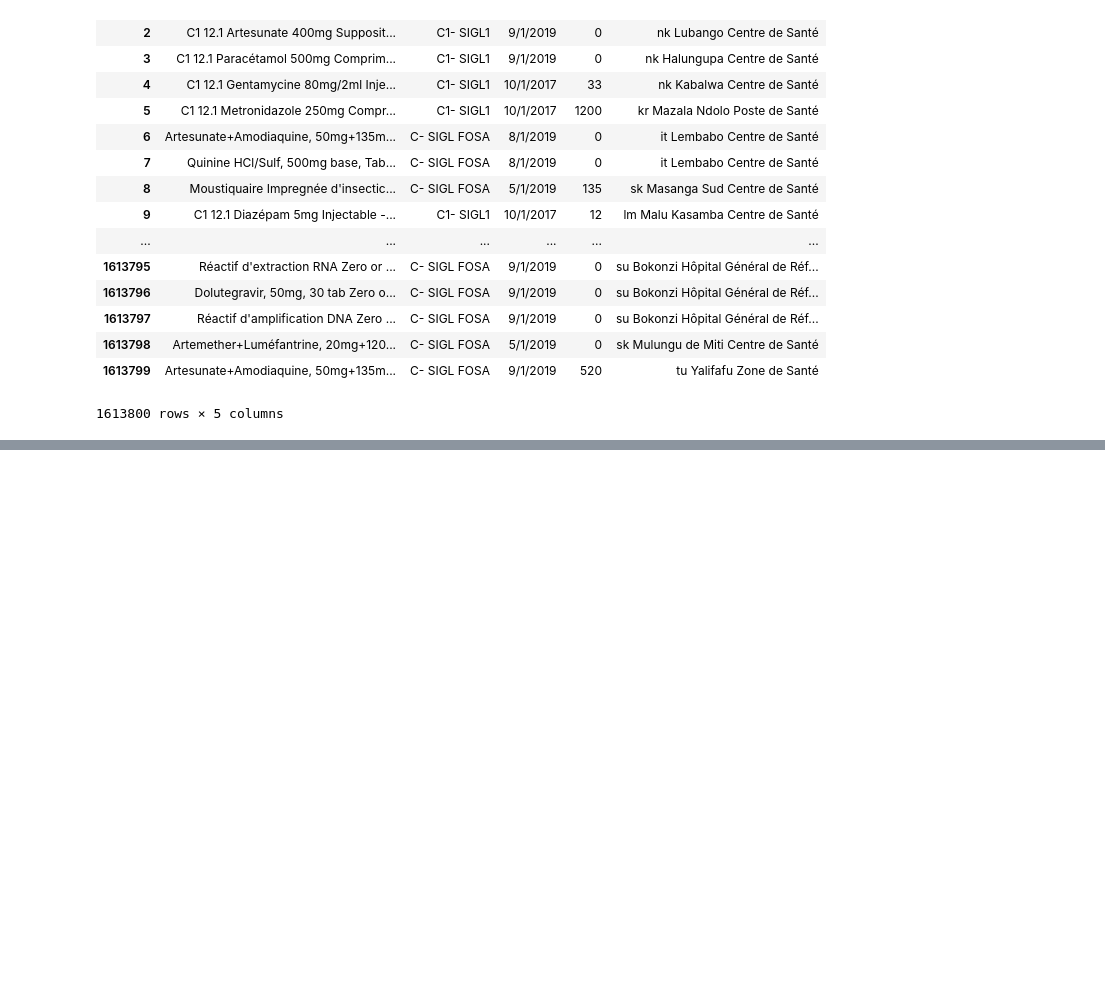
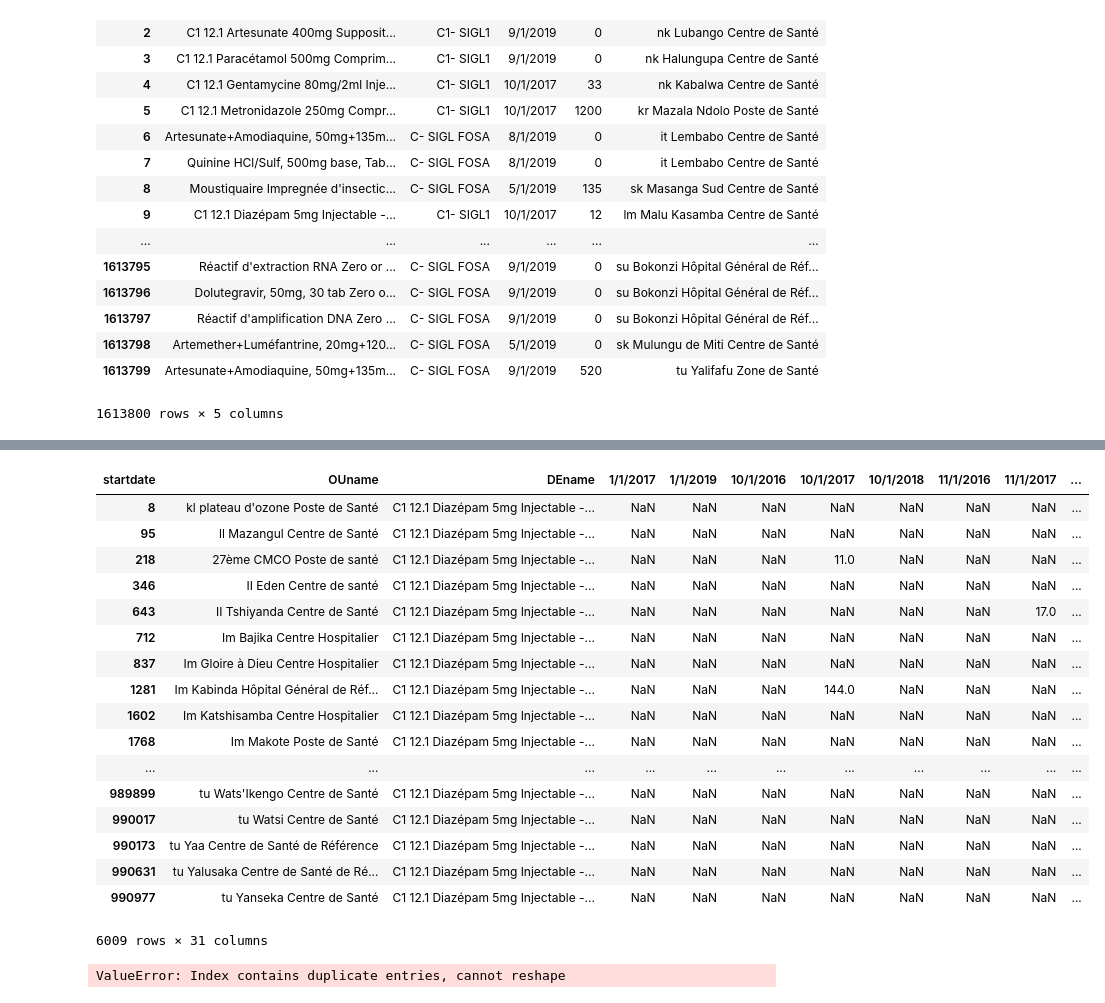
Before and after one commit to micnice/Random-forest-classifier, a Jupyter notebook: Data cleaning.ipynb, the cells around one changed output, grey strips where cells are left out. Drawn from its saved outputs; the diff is of its cells as text; code cells hidden in the pictures; blank space fills up the shorter version.

```diff
--- a/Data cleaning.ipynb
+++ b/Data cleaning.ipynb
@@ -90,0 +177,27 @@ array([nan, '26', '27', ..., 405.0, 812.0, 266.0], dtype=object)
+# %%
+newdf = newdf[newdf["DEname"]=='C1 12.1 Diazépam 5mg Injectable - quantité consommée']
+# %%
+newdf
+# %% [output]
+| startdate | OUname | DEname | 1/1/2017 | 1/1/2019 | 10/1/2016 | 10/1/2017 | 10/1/2018 | 11/1/2016 | 11/1/2017 | ... |
+| 8 | kl plateau d'ozone Poste de Santé | C1 12.1 Diazépam 5mg Injectable -... | NaN | NaN | NaN | NaN | NaN | NaN | NaN | ... |
+| 95 | ll Mazangul Centre de Santé | C1 12.1 Diazépam 5mg Injectable -... | NaN | NaN | NaN | NaN | NaN | NaN | NaN | ... |
+| 218 | 27ème CMCO Poste de santé | C1 12.1 Diazépam 5mg Injectable -... | NaN | NaN | NaN | 11.0 | NaN | NaN | NaN | ... |
+| 346 | II Eden Centre de santé | C1 12.1 Diazépam 5mg Injectable -... | NaN | NaN | NaN | NaN | NaN | NaN | NaN | ... |
+| 643 | II Tshiyanda Centre de Santé | C1 12.1 Diazépam 5mg Injectable -... | NaN | NaN | NaN | NaN | NaN | NaN | 17.0 | ... |
+| 712 | Im Bajika Centre Hospitalier | C1 12.1 Diazépam 5mg Injectable -... | NaN | NaN | NaN | NaN | NaN | NaN | NaN | ... |
+| 837 | Im Gloire à Dieu Centre Hospitalier | C1 12.1 Diazépam 5mg Injectable -... | NaN | NaN | NaN | NaN | NaN | NaN | NaN | ... |
+| 1281 | Im Kabinda Hôpital Général de Réf... | C1 12.1 Diazépam 5mg Injectable -... | NaN | NaN | NaN | 144.0 | NaN | NaN | NaN | ... |
+| 1602 | Im Katshisamba Centre Hospitalier | C1 12.1 Diazépam 5mg Injectable -... | NaN | NaN | NaN | NaN | NaN | NaN | NaN | ... |
+| 1768 | Im Makote Poste de Santé | C1 12.1 Diazépam 5mg Injectable -... | NaN | NaN | NaN | NaN | NaN | NaN | NaN | ... |
+| ... | ... | ... | ... | ... | ... | ... | ... | ... | ... | ... |
+| 989899 | tu Wats'Ikengo Centre de Santé | C1 12.1 Diazépam 5mg Injectable -... | NaN | NaN | NaN | NaN | NaN | NaN | NaN | ... |
+| 990017 | tu Watsi Centre de Santé | C1 12.1 Diazépam 5mg Injectable -... | NaN | NaN | NaN | NaN | NaN | NaN | NaN | ... |
+| 990173 | tu Yaa Centre de Santé de Référence | C1 12.1 Diazépam 5mg Injectable -... | NaN | NaN | NaN | NaN | NaN | NaN | NaN | ... |
+| 990631 | tu Yalusaka Centre de Santé de Ré... | C1 12.1 Diazépam 5mg Injectable -... | NaN | NaN | NaN | NaN | NaN | NaN | NaN | ... |
+| 990977 | tu Yanseka Centre de Santé | C1 12.1 Diazépam 5mg Injectable -... | NaN | NaN | NaN | NaN | NaN | NaN | NaN | ... |
+6009 rows × 31 columns
+# %%
+newdf.pivot(index='OUname', columns='startdate', values=['value'])
+# %% [output]
+ValueError: Index contains duplicate entries, cannot reshape
```
Also changed, not shown: parts of 16 cells of this notebook.
